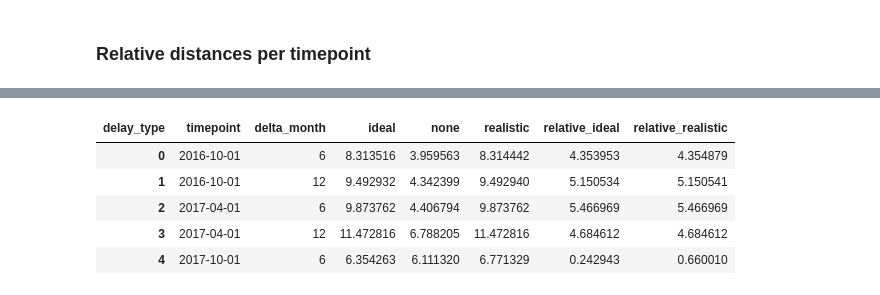
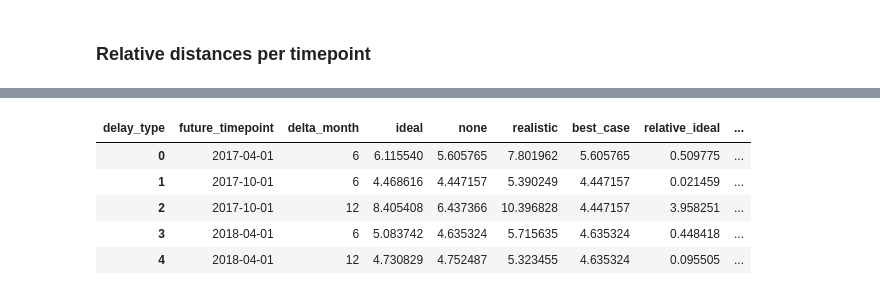
Before and after one commit to blab/flu-forecasting-delays, a Jupyter notebook: notebooks/2022-08-17-plot-distances-for-delayed-populations.ipynb, the cells around one changed output, grey strips where cells are left out. Saved outputs shown, nothing was run; the diff lists cells and outputs as text; code cells hidden in the pictures.

```diff
--- a/notebooks/2022-08-17-plot-distances-for-delayed-populations.ipynb
+++ b/notebooks/2022-08-17-plot-distances-for-delayed-populations.ipynb
@@ -328,0 +352,6 @@ distances_per_timepoint.head()
+# %%
+distances_per_timepoint_with_best_case = distances_per_timepoint.merge(
+    best_case_distances_per_timepoint,
+    on="future_timepoint",
+    how="inner",
+)
@@ -329,18 +367,22 @@ distances_per_timepoint.head()
+# %%
+distances_per_timepoint_with_best_case["relative_none"] = (
+    distances_per_timepoint_with_best_case["none"] - distances_per_timepoint_with_best_case["best_case"]
+)
 # %%
-distances_per_timepoint["relative_ideal"] = (
-    distances_per_timepoint["ideal"] - distances_per_timepoint["none"]
+distances_per_timepoint_with_best_case["relative_ideal"] = (
+    distances_per_timepoint_with_best_case["ideal"] - distances_per_timepoint_with_best_case["best_case"]
 )
 # %%
-distances_per_timepoint["relative_realistic"] = (
-    distances_per_timepoint["realistic"] - distances_per_timepoint["none"]
+distances_per_timepoint_with_best_case["relative_realistic"] = (
+    distances_per_timepoint_with_best_case["realistic"] - distances_per_timepoint_with_best_case["best_case"]
 )
 # %%
-distances_per_timepoint.head()
+distances_per_timepoint_with_best_case.head()
 # %% [output]
-| delay_type | timepoint | delta_month | ideal | none | realistic | relative_ideal | relative_realistic |
-| 0 | 2016-10-01 | 6 | 8.313516 | 3.959563 | 8.314442 | 4.353953 | 4.354879 |
-| 1 | 2016-10-01 | 12 | 9.492932 | 4.342399 | 9.492940 | 5.150534 | 5.150541 |
-| 2 | 2017-04-01 | 6 | 9.873762 | 4.406794 | 9.873762 | 5.466969 | 5.466969 |
-| 3 | 2017-04-01 | 12 | 11.472816 | 6.788205 | 11.472816 | 4.684612 | 4.684612 |
-| 4 | 2017-10-01 | 6 | 6.354263 | 6.111320 | 6.771329 | 0.242943 | 0.660010 |
+| delay_type | future_timepoint | delta_month | ideal | none | realistic | best_case | relative_ideal | ... |
+| 0 | 2017-04-01 | 6 | 6.115540 | 5.605765 | 7.801962 | 5.605765 | 0.509775 | ... |
+| 1 | 2017-10-01 | 6 | 4.468616 | 4.447157 | 5.390249 | 4.447157 | 0.021459 | ... |
+| 2 | 2017-10-01 | 12 | 8.405408 | 6.437366 | 10.396828 | 4.447157 | 3.958251 | ... |
+| 3 | 2018-04-01 | 6 | 5.083742 | 4.635324 | 5.715635 | 4.635324 | 0.448418 | ... |
+| 4 | 2018-04-01 | 12 | 4.730829 | 4.752487 | 5.323455 | 4.635324 | 0.095505 | ... |
 # %%
```
Also changed, not shown: parts of 43 cells of this notebook.
